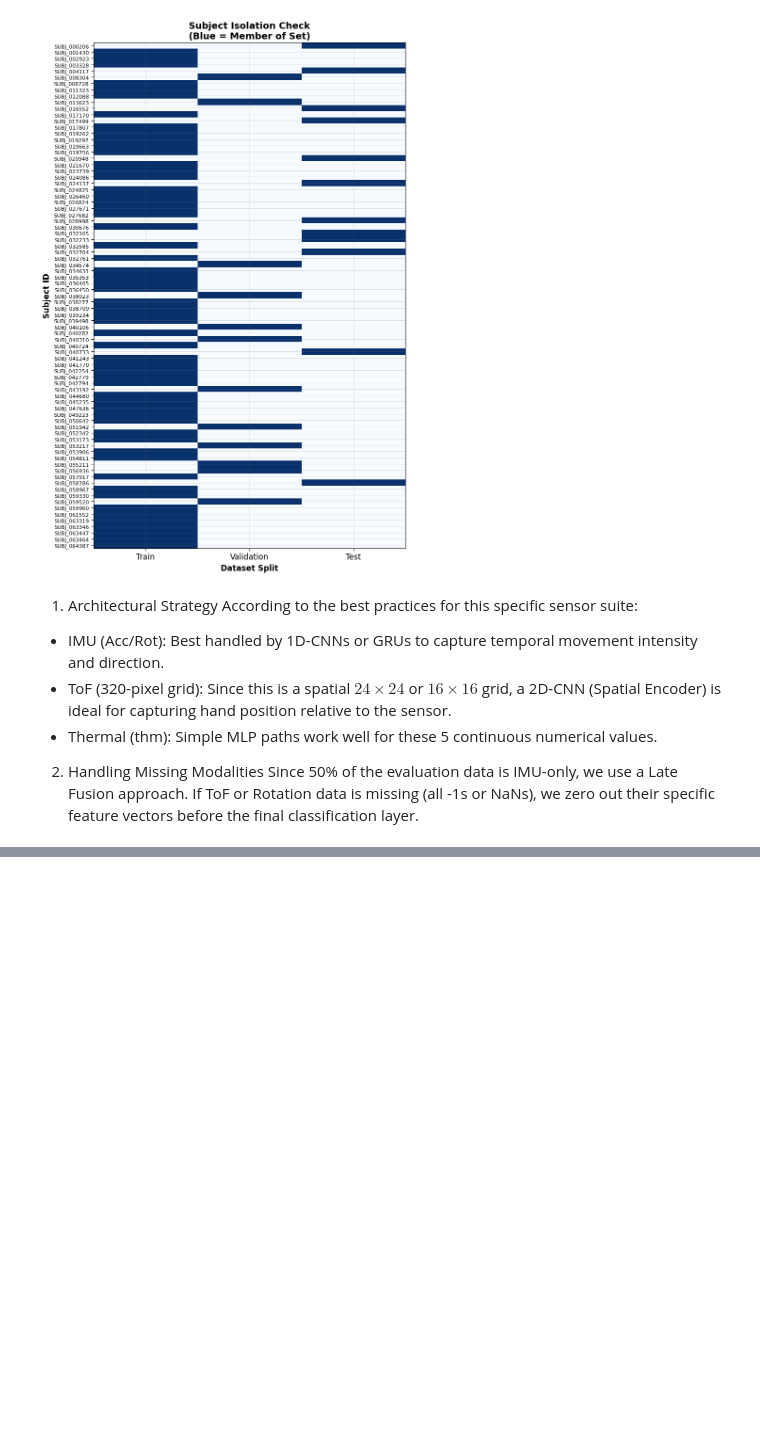
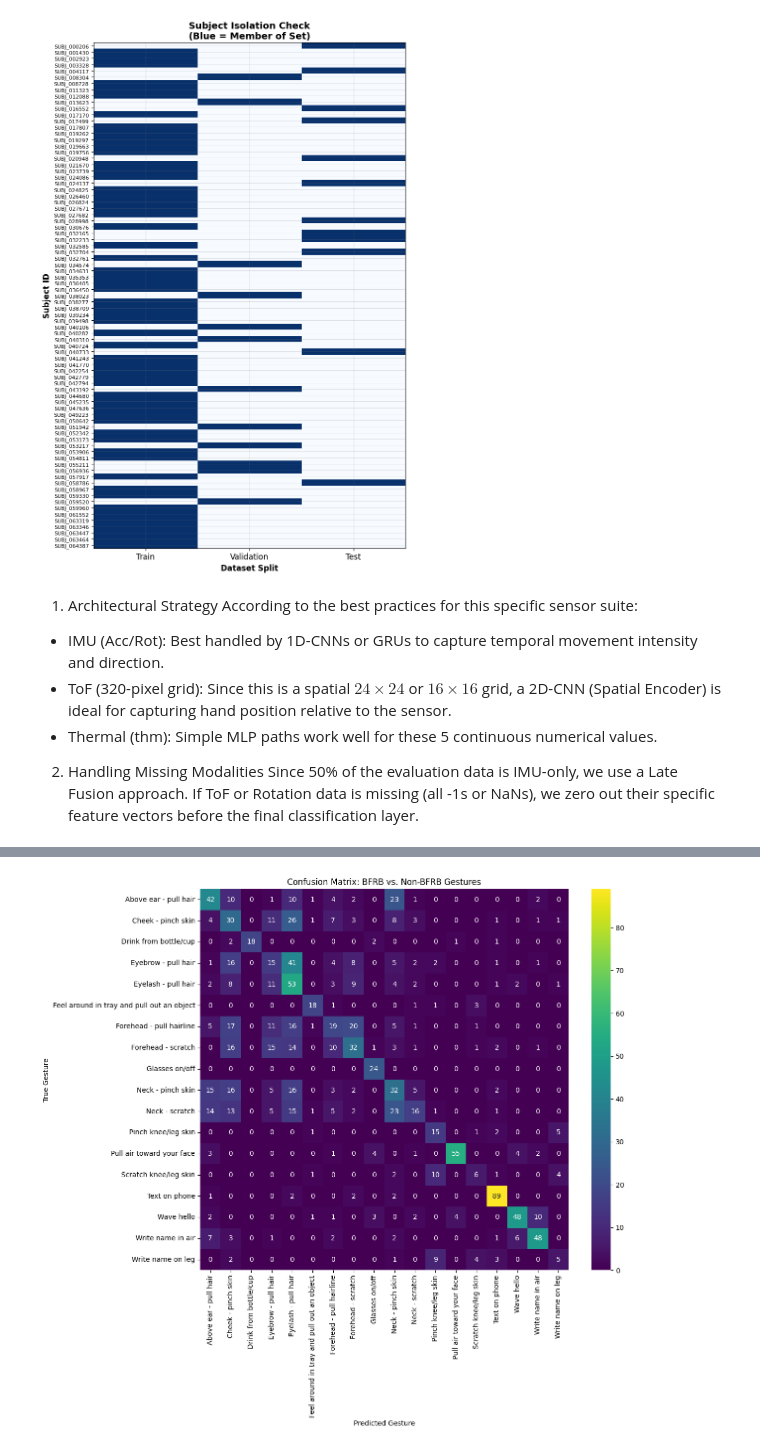
Before and after one commit to m3nadav/sadna, a Jupyter notebook: deep_learning_models.ipynb, the cells around one changed output, grey strips where cells are left out. Cells and saved outputs as stored; diff of their text form; code cells hidden in the pictures; blank space fills up the shorter version.

Commit message:
plain vanilla model and notebook

```diff
--- a/deep_learning_models.ipynb
+++ b/deep_learning_models.ipynb
@@ -111,5 +52,3 @@ class IMUProcessor:
-# %%
-train_df[["acc_x", "acc_y", "acc_z"]] = IMUProcessor(train_df).acc_linear
 # %%
 train_df.groupby(['gesture', 'sequence_id']).count()["row_id"]
 # %% [output]
@@ -445,7 +384,7 @@ class HeliosInertialNet(nn.Module):
             hidden_size=128,
             num_layers=2,
             batch_first=True,
-            dropout=0.3,
+            dropout=0.2,
             bidirectional=True
         )
 
@@ -460,7 +399,7 @@ class HeliosInertialNet(nn.Module):
             nn.Dropout(0.4),
             nn.Linear(256, 128),
             nn.ReLU(),
-            nn.Dropout(0.3),
+            nn.Dropout(0.2),
             nn.Linear(128, num_classes)
         )
 
@@ -574,8 +513,8 @@ optimizer = optim.AdamW(model.parameters(), lr=0.001, weight_decay=1e-4)
 scheduler = optim.lr_scheduler.ReduceLROnPlateau(
     optimizer,
     mode='min',
-    factor=0.5,
-    patience=5,
+    factor=0.8,
+    patience=10,
 )
 
 # 4. DataLoaders with larger batch size for stability
@@ -770,0 +712,59 @@ plot_results()
+# %%
+test_ds = HeliosDataset(test_set)
+test_loader = DataLoader(
+    test_ds,
+    batch_size=16,  # Smaller batch for better gradients with LSTM
+    shuffle=True,
+    collate_fn=helios_collate_fn
+)
+# %%
+import torch
+from sklearn.metrics import classification_report, confusion_matrix
+import seaborn as sns
+import matplotlib.pyplot as plt
+
+# 1. Setup
+#model_path = 'best_model.pth'
+#device = torch.device("cuda" if torch.cuda.is_available() else "cpu")
+
+# 2. Re-instantiate your specific model architecture
+# model = HeliosLSTM(...)
+model.to(device)
+
+# 3. Robust Loading
+#checkpoint = torch.load(model_path, map_location=device)
+#if isinstance(checkpoint, dict) and 'model_state_dict' in checkpoint:
+#   model.load_state_dict(checkpoint['model_state_dict'])
+#else:
+#    model.load_state_dict(checkpoint)
+model.eval()
+
+# 4. Evaluation Loop (Fixed for 2-item unpack)
+all_preds = []
+all_labels = []
+
+with torch.no_grad():
+    for sequences, labels in test_loader: # Fixed: Expecting 2 values
+        sequences, labels = sequences.to(device), labels.to(device)
+
+        # If your model requires lengths, you'll need to calculate them here
+        # or update your collate_fn. For now, we assume model(sequences) works:
+        outputs = model(sequences)
+
+        _, predicted = torch.max(outputs.data, 1)
+        all_preds.extend(predicted.cpu().numpy())
+        all_labels.extend(labels.cpu().numpy())
+
+# 5. The Story: Interpretation and Visualization
+target_names = le.classes_
+print("\n📝 Test Set Performance Analysis:")
+print(classification_report(all_labels, all_preds, target_names=target_names))
+
+plt.figure(figsize=(12, 10))
+cm = confusion_matrix(all_labels, all_preds)
+sns.heatmap(cm, annot=True, fmt='d', xticklabels=target_names, yticklabels=target_names, cmap='viridis')
+plt.title("Confusion Matrix: BFRB vs. Non-BFRB Gestures")
+plt.ylabel('True Gesture')
+plt.xlabel('Predicted Gesture')
+plt.show()
+# %% [output]
@@ -770,0 +788 @@ plot_results()
+[figure, added]
```
Also changed, not shown: parts of 13 cells of this notebook, 3 other files.
